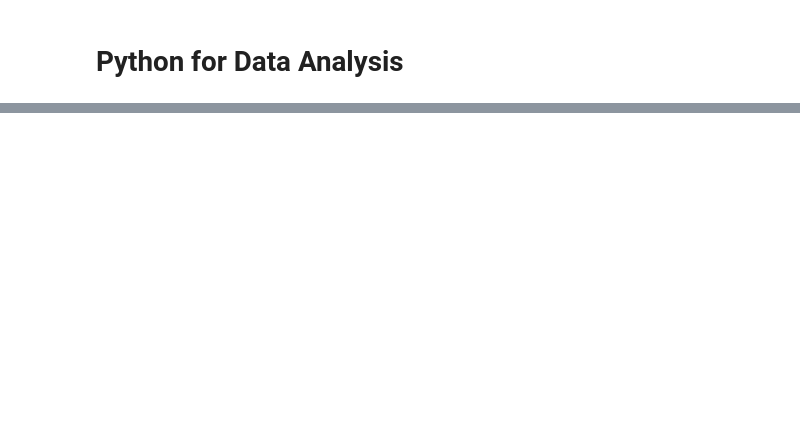
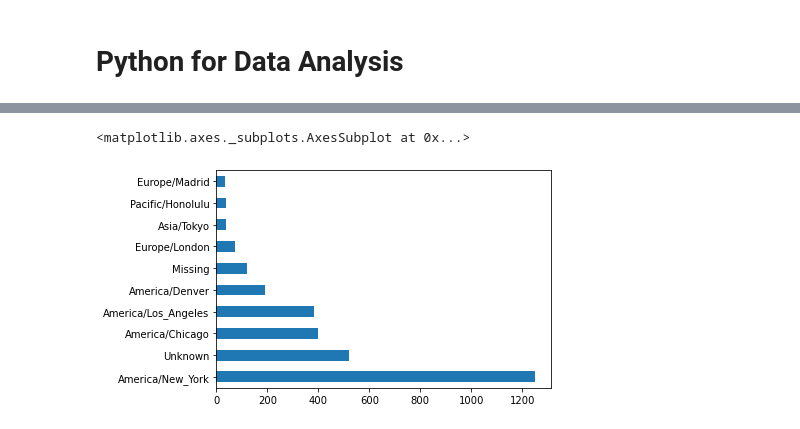
Before and after one commit to walidsi/data-science, a Jupyter notebook: Python/Python for Data Analysis/py_data_analysis_2.ipynb, the cells around one changed output, grey strips where cells are left out. Saved outputs shown, nothing was run; the diff lists cells and outputs as text; code cells hidden in the pictures; blank space fills up the shorter version.

```diff
--- a/Python/Python for Data Analysis/py_data_analysis_2.ipynb
+++ b/Python/Python for Data Analysis/py_data_analysis_2.ipynb
@@ -33,0 +45,6 @@ import seaborn as sns
+# %%
+import json
+with open(path) as f:
+    records = [json.loads(line) for line in f]
+records[0]
+len(records)
@@ -33,0 +113,4 @@ import seaborn as sns
+# %%
+frame = pd.DataFrame(records)
+frame
+print(frame._is_copy)
@@ -33,0 +150,6 @@ import seaborn as sns
+# %%
+clean_tz = frame['tz'].fillna('Missing')
+clean_tz[clean_tz == ''] = 'Unknown'
+# %%
+tz_counts = clean_tz.value_counts()
+tz_counts
@@ -33,0 +169,5 @@ import seaborn as sns
+# %%
+tz_counts[:10].plot(kind='barh')
+# %% [output]
+<matplotlib.axes._subplots.AxesSubplot at 0x...>
+[figure, added]
```
Also changed, not shown: parts of 31 cells of this notebook, 1 other file.
